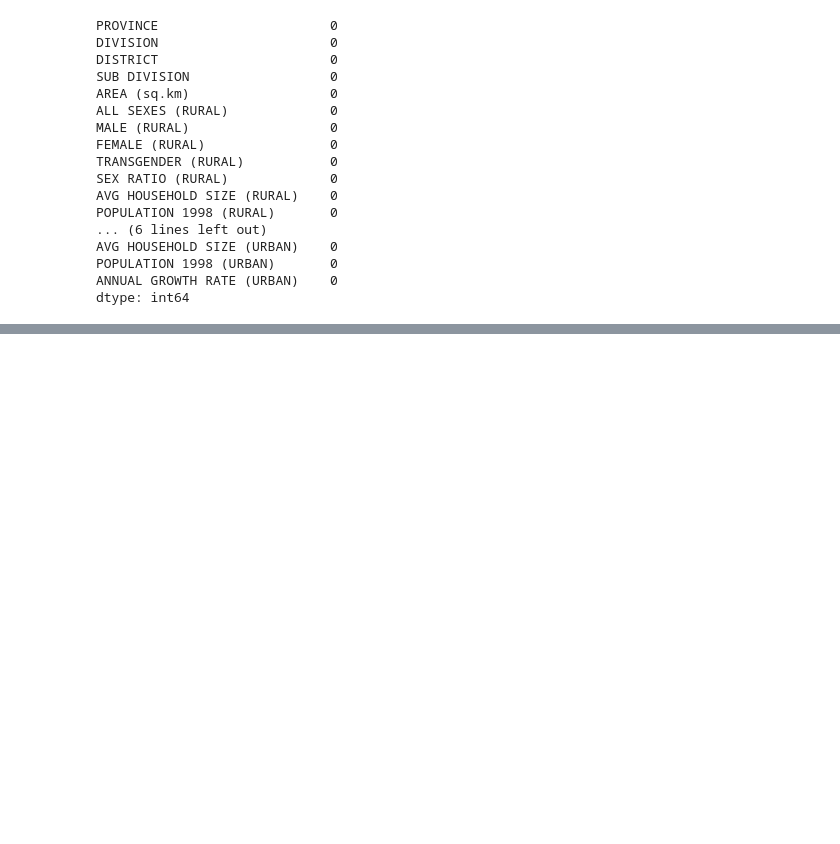
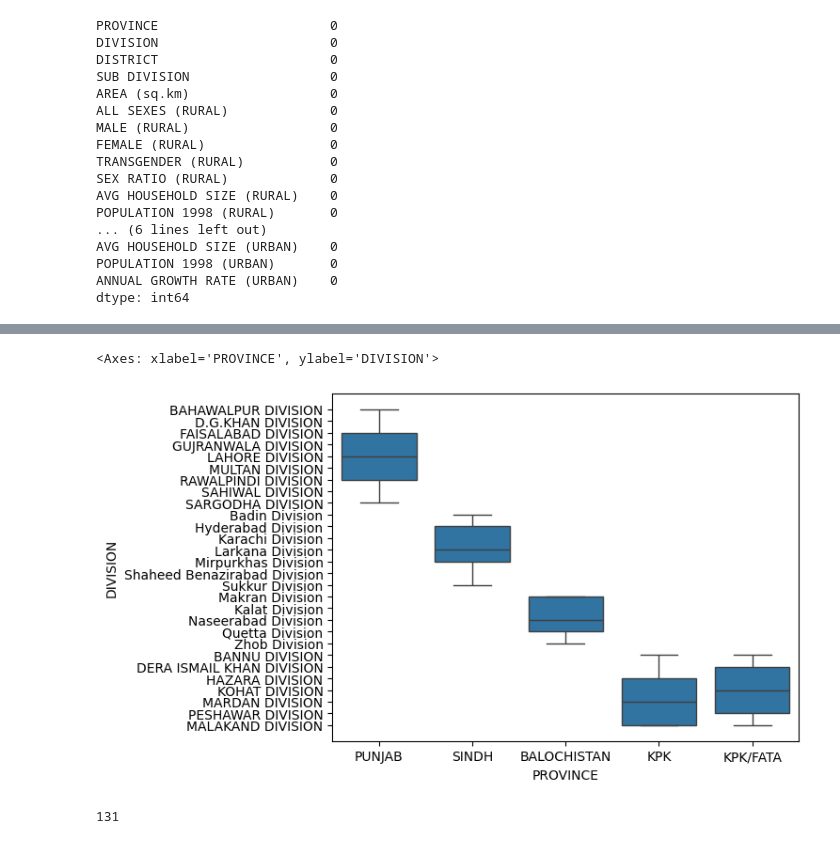
Before and after one commit to saqib52/DataScience_52-ML-DL, a Jupyter notebook: pandas/02_pandas_pak_pop.ipynb, the cells around one changed output, grey strips where cells are left out. Saved outputs shown, nothing was run; the diff lists cells and outputs as text; code cells hidden in the pictures; blank space fills up the shorter version.

```diff
--- a/pandas/02_pandas_pak_pop.ipynb
+++ b/pandas/02_pandas_pak_pop.ipynb
@@ -177,0 +214,13 @@ sns.boxplot(df, y = "AREA (sq.km)")
+# %%
+# sns.boxplot(df, x = 'PROVINCE', y= 'POPULATION 1998 (RURAL)')
+sns.boxplot(df, x = 'PROVINCE', y= 'DIVISION')
+# %% [output]
+<Axes: xlabel='PROVINCE', ylabel='DIVISION'>
+[figure, added]
+# %%
+# FOR UNIQUE VALUES
+df['PROVINCE'].unique()
+# FORCOUNTING THE UNIQUE VALUES
+df['DISTRICT'].nunique()
+# %% [output]
+131
```
Also changed, not shown: parts of 10 cells of this notebook, 1 other file.
